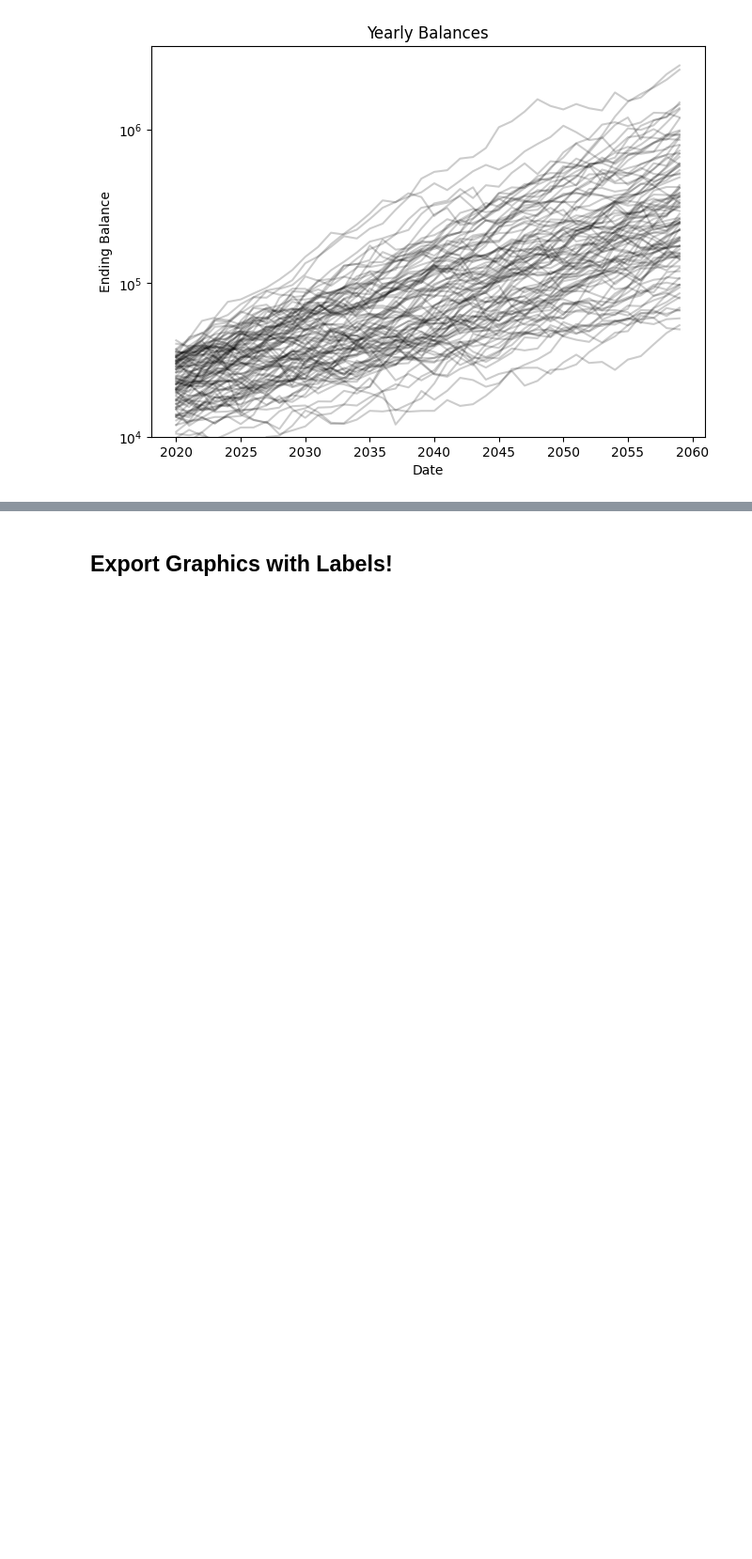
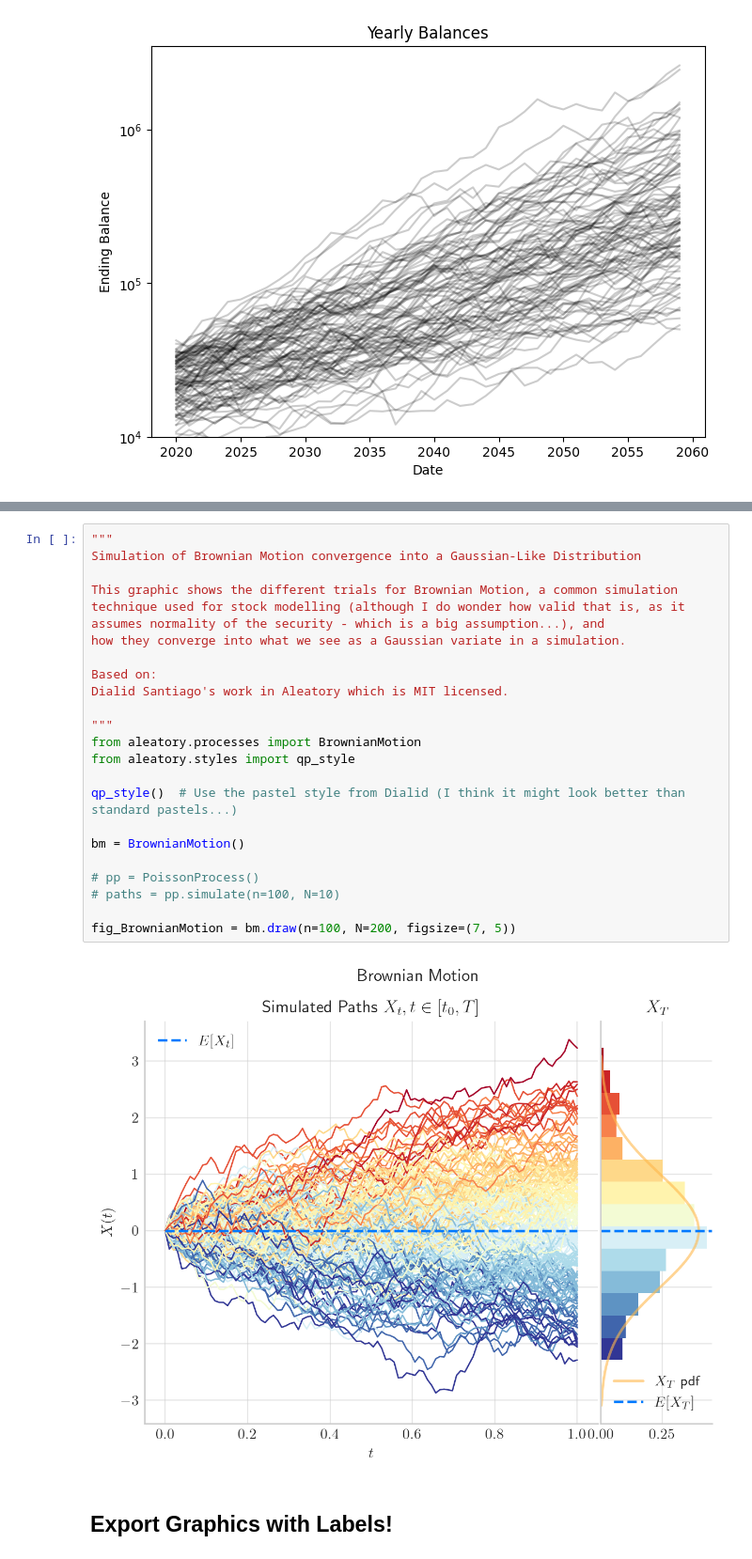
Before and after one commit to Gabriel-vzh2vs/Modelling-And-Simulation-Public-Release, a Jupyter notebook: Chapter_Lab/hidden-lab-graphics.ipynb, the cells around one changed output, grey strips where cells are left out. Shown at 94% size. Drawn from its saved outputs; the diff is of its cells as text; blank space fills up the shorter version.

```diff
--- a/Chapter_Lab/hidden-lab-graphics.ipynb
+++ b/Chapter_Lab/hidden-lab-graphics.ipynb
@@ -510,3 +553,29 @@ Simulation complete! Runtime: 0:00:07.567820
+# %%
+"""
+Simulation of Brownian Motion convergence into a Gaussian-Like Distribution
+
+This graphic shows the different trials for Brownian Motion, a common simulation
+technique used for stock modelling (although I do wonder how valid that is, as it
+assumes normality of the security - which is a big assumption...), and
+how they converge into what we see as a Gaussian variate in a simulation.
+
+Based on:
+Dialid Santiago's work in Aleatory which is MIT licensed.
+
+"""
+from aleatory.processes import BrownianMotion
+from aleatory.styles import qp_style
+
+qp_style()  # Use the pastel style from Dialid (I think it might look better than standard pastels...)
+
+bm = BrownianMotion()
+
+# pp = PoissonProcess()
+# paths = pp.simulate(n=100, N=10)
+
+fig_BrownianMotion = bm.draw(n=100, N=200, figsize=(7, 5))
+# %% [output]
+[figure, added]
 # %% [markdown]
 ## Export Graphics with Labels!
 # %%
```
Also changed, not shown: parts of 6 cells of this notebook, 1 other file.
